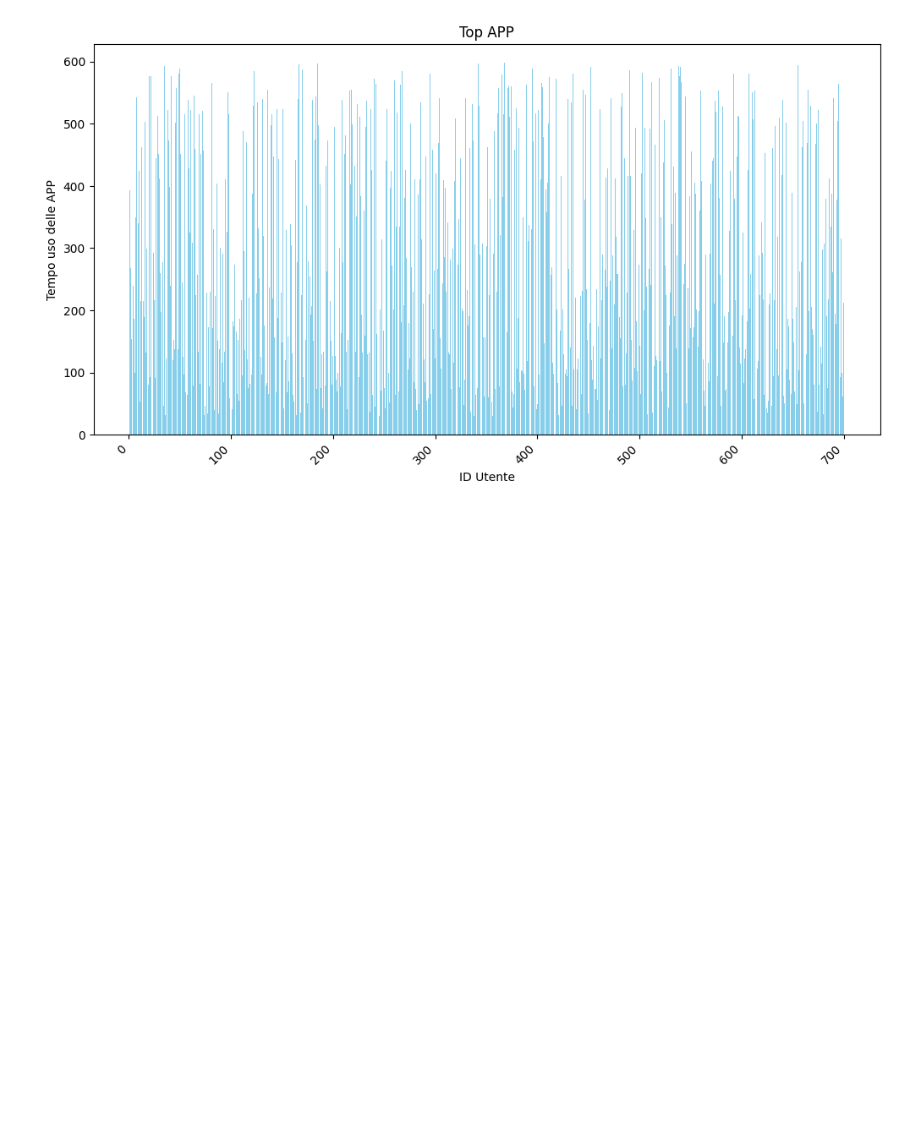
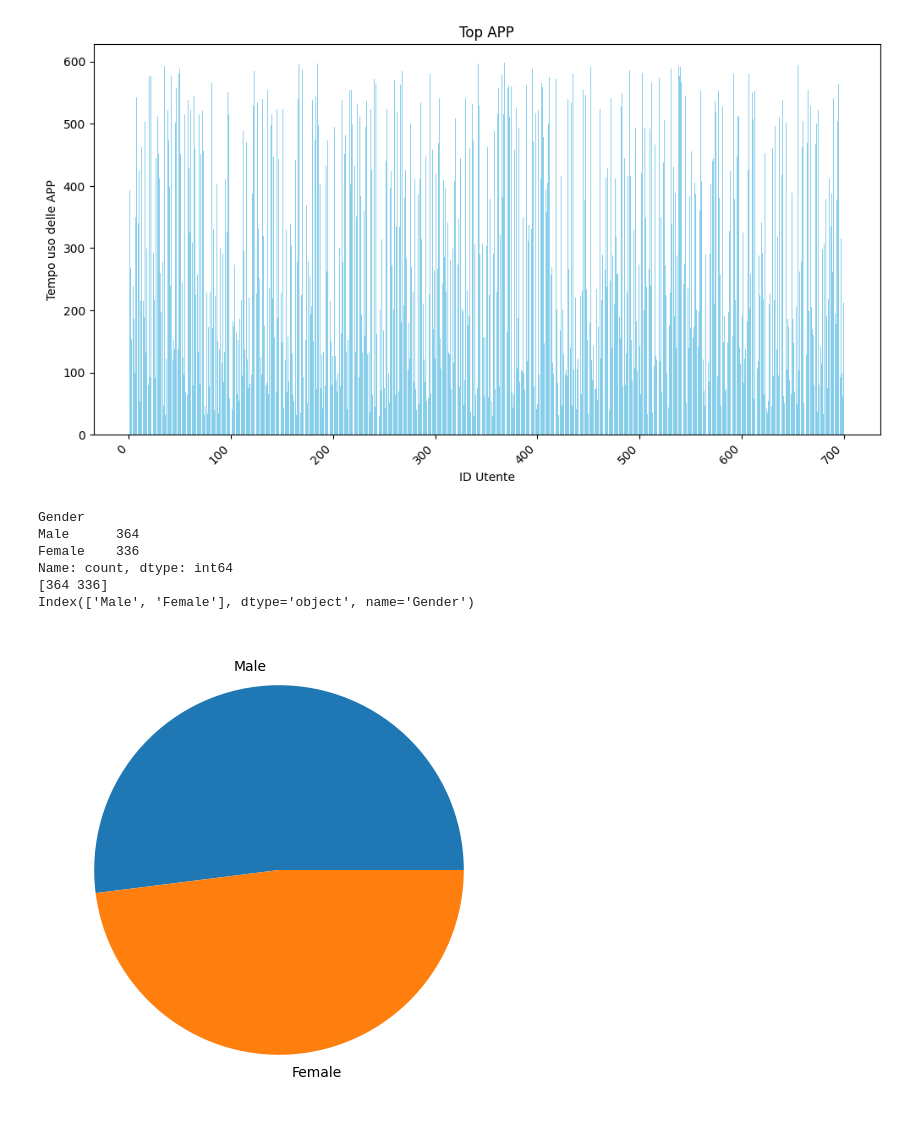
Before and after one commit to LucaRanieri96/PandasExercise, a Jupyter notebook: 3.esplorazione/esploriamoDf.ipynb, the cells around one changed output. Cells and saved outputs as stored; diff of their text form; code cells hidden in the pictures; blank space fills up the shorter version.

```diff
--- a/3.esplorazione/esploriamoDf.ipynb
+++ b/3.esplorazione/esploriamoDf.ipynb
@@ -56,3 +56,22 @@ plt.xticks(rotation=45, ha='right')
 plt.show()
 # %% [output]
 [figure]
+# %%
+conteggi_valori=df['Gender'].value_counts()
+print(conteggi_valori)
+print(conteggi_valori.values)
+print(conteggi_valori.index)
+# %% [output]
+Gender
+Male      364
+Female    336
+Name: count, dtype: int64
+[364 336]
+Index(['Male', 'Female'], dtype='object', name='Gender')
+# %%
+plt.figure(figsize=(12, 6))
+plt.pie(conteggi_valori.values, labels=conteggi_valori.index)
+
+plt.show()
+# %% [output]
+[figure, added]
```
Also changed, not shown: 1 other file.
